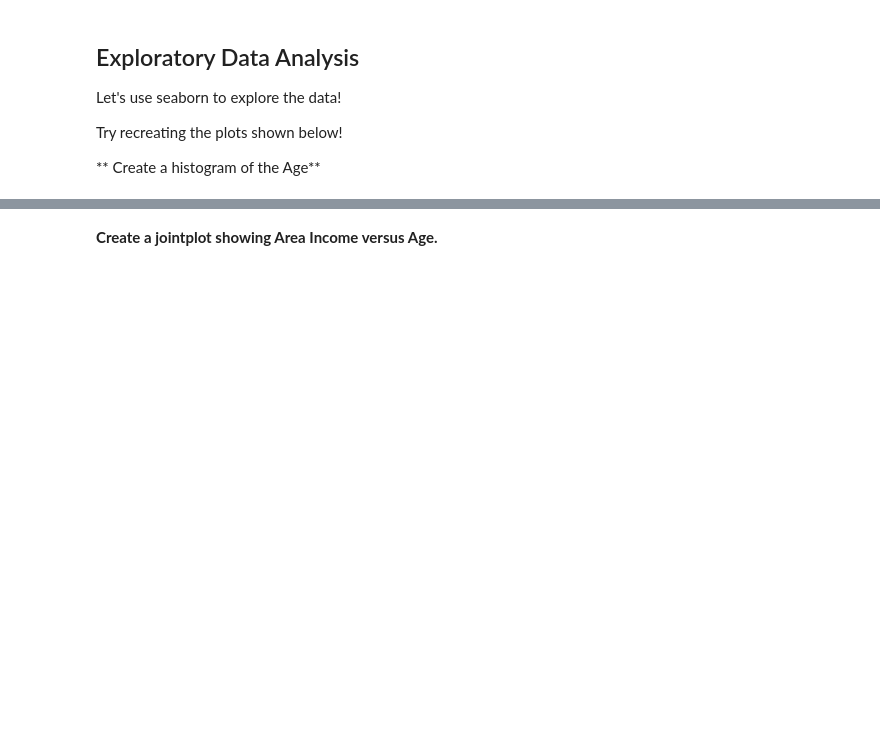
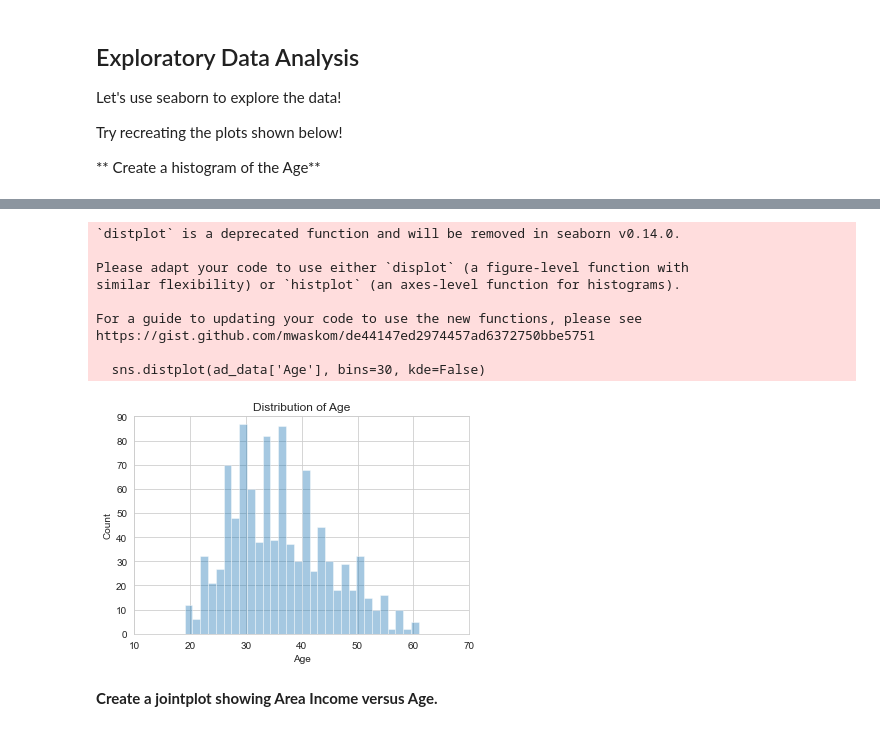
Before and after one commit to MsDiala/SHAI, a Jupyter notebook: Task9/task_9_exercises.ipynb, the cells around one changed output, grey strips where cells are left out. Cells and saved outputs as stored; diff of their text form; code cells hidden in the pictures; blank space fills up the shorter version.

```diff
--- a/Task9/task_9_exercises.ipynb
+++ b/Task9/task_9_exercises.ipynb
@@ -24,5 +30,7 @@ This data set contains the following features:
 # %% [markdown]
 ## Get the Data
 **Read in the advertising.csv file and set it to a data frame called ad_data.**
+# %%
+ad_data = pd.read_csv('advertising.csv')
 # %% [markdown]
 **Check the head of ad_data**
@@ -79,2 +88,22 @@ Try recreating the plots shown below!
+# %%
+sns.set_style('whitegrid')
+sns.distplot(ad_data['Age'], bins=30, kde=False)
+plt.xlabel('Age')
+plt.ylabel('Count')
+plt.title('Distribution of Age')
+plt.xlim(10, 70)
+plt.ylim(0, 90)
+plt.show()
+# %% [output]
+`distplot` is a deprecated function and will be removed in seaborn v0.14.0.
+
+Please adapt your code to use either `displot` (a figure-level function with
+similar flexibility) or `histplot` (an axes-level function for histograms).
+
+For a guide to updating your code to use the new functions, please see
+https://gist.github.com/mwaskom/de44147ed2974457ad6372750bbe5751
+
+  sns.distplot(ad_data['Age'], bins=30, kde=False)
+[figure, added]
 # %% [markdown]
 **Create a jointplot showing Area Income versus Age.**
```
Also changed, not shown: parts of 30 cells of this notebook, 1 other file.
